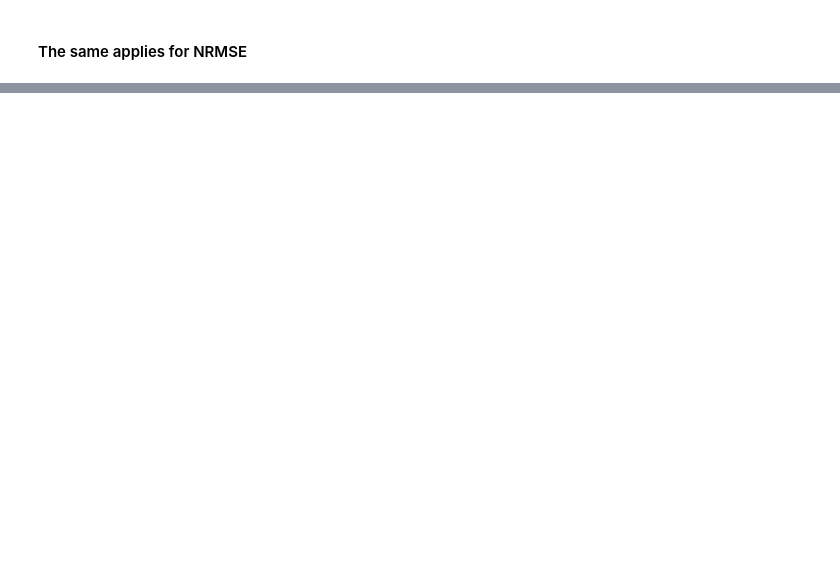
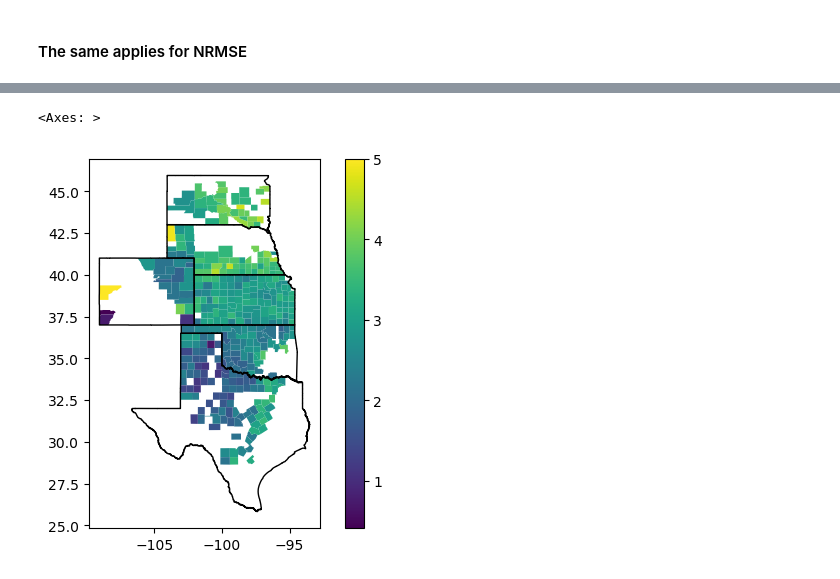
Before and after one commit to ellaampy/seasonal-yield-forecast, a Jupyter notebook: analyse_performance.ipynb, the cells around one changed output, grey strips where cells are left out. Drawn from its saved outputs; the diff is of its cells as text; code cells hidden in the pictures; blank space fills up the shorter version.

```diff
--- a/analyse_performance.ipynb
+++ b/analyse_performance.ipynb
@@ -60,0 +51,13 @@ sns.histplot(y_true_test_data)
+# %%
+pred_true = pred_true.groupby("adm_id").agg({"se": "mean", "y_true":"mean"}).reset_index()
+# %%
+pred_true = pred_true.merge(us_shape.assign(adm_id="US-"+us_shape["STATEFP"]+"-"+us_shape["COUNTYFP"])[["adm_id", "geometry"]], on="adm_id", how="left")
+# %%
+pred_true = gpd.GeoDataFrame(pred_true, geometry="geometry")
+# %%
+us_states = us_shape.loc[us_shape["STATEFP"].isin(['08', '20', '31', '40', '46', '48'])].dissolve(by="STATEFP")
+# %%
+us_states.plot(facecolor="none", edgecolor="black", linewidth=1, ax=pred_true.plot(column="y_true", legend=True, cmap="viridis", vmax=5))
+# %% [output]
+<Axes: >
+[figure, added]
```
Also changed, not shown: parts of 16 cells of this notebook, 20 other files.
